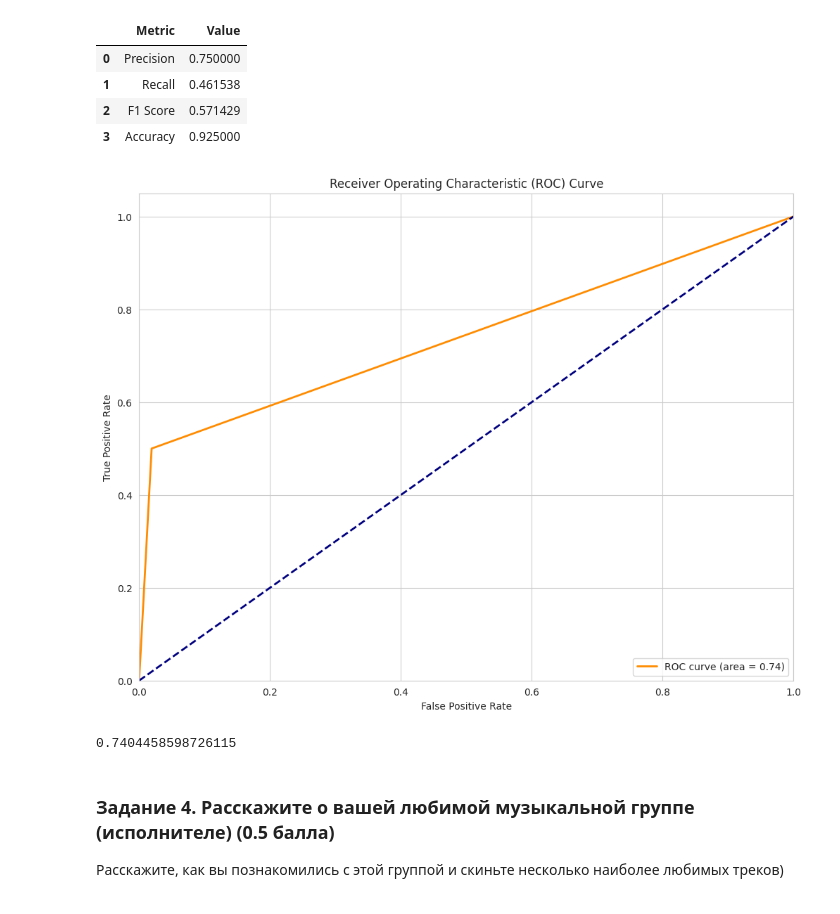
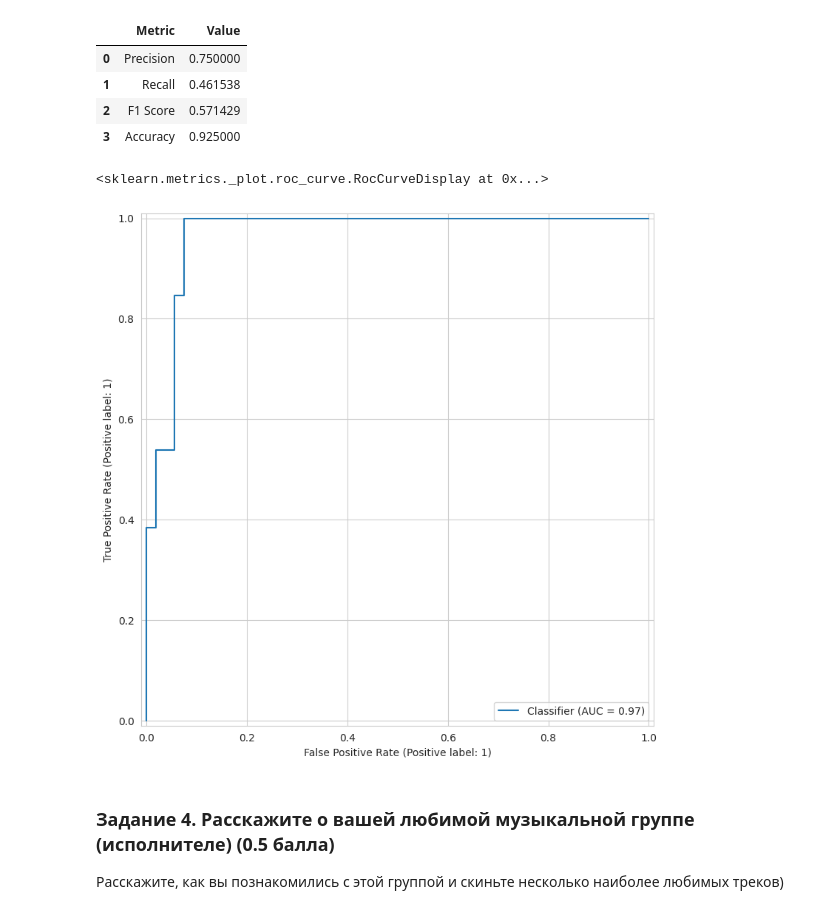
Before and after one commit to VovaGrig/BI-ml-2024, a Jupyter notebook: lecture_2_linmodels_GD/homework/Linear_models.ipynb, the cells around one changed output. Saved outputs shown, nothing was run; the diff lists cells and outputs as text; code cells hidden in the pictures.

```diff
--- a/lecture_2_linmodels_GD/homework/Linear_models.ipynb
+++ b/lecture_2_linmodels_GD/homework/Linear_models.ipynb
@@ -878,8 +884,9 @@ def draw_roc_curve(y_true, y_score):
-# %%
-draw_roc_curve(y_train, y_train_pred)
-# %% [output]
-[figure, removed]
-0.7404458598726115
+# %%
+y_test_pred_proba = regression_pipeline.predict_proba(X_test)
+RocCurveDisplay.from_predictions(y_test, y_test_pred_proba[:, 1])
+# %% [output]
+<sklearn.metrics._plot.roc_curve.RocCurveDisplay at 0x...>
+[figure, added]
 # %% [markdown]
 ### Задание 4. Расскажите о вашей любимой музыкальной группе (исполнителе) (0.5 балла)
 
```
Also changed, not shown: parts of 11 cells of this notebook.
